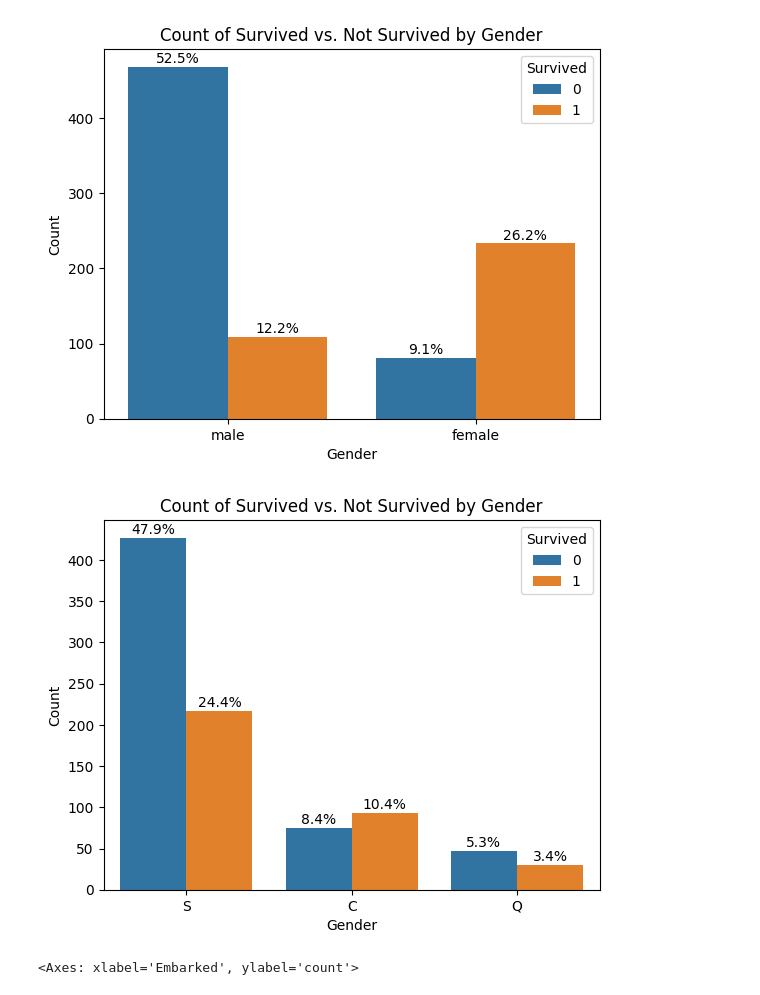
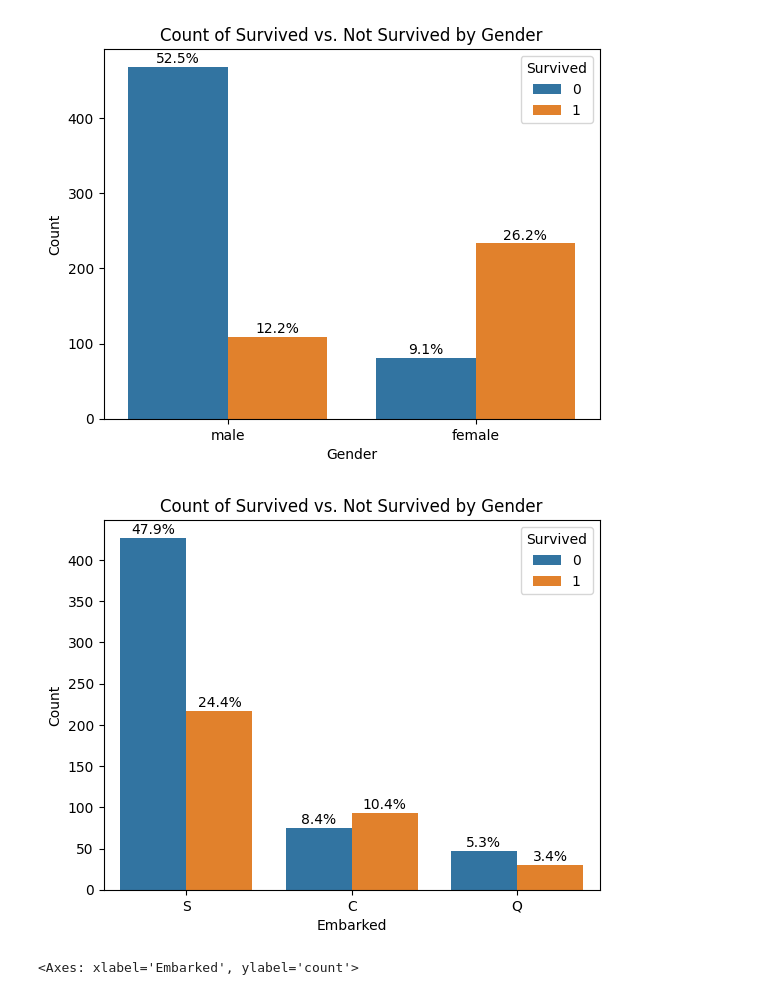
Before and after one commit to Shivanshu10/Pytorch-Tutorial, a Jupyter notebook: titanic.ipynb, the cells around one changed output. Cells and saved outputs as stored; diff of their text form; code cells hidden in the pictures.

```diff
--- a/titanic.ipynb
+++ b/titanic.ipynb
@@ -179,23 +179,23 @@ plt.show()
 # %%
 sns.countplot(x='Embarked', hue='Survived', data=train_df)
 
 total = len(train_df)
 
 # Add percentage annotations
 
 for p in plt.gca().patches:
     height = p.get_height()
     width = p.get_width()
     x, y = p.get_xy()  # Get position of each bar
     percentage = height / total * 100
     plt.text(x + width / 2, y + height + 5, f'{percentage:.1f}%', ha='center')
 
 plt.title('Count of Survived vs. Not Survived by Gender')
-plt.xlabel('Gender')
+plt.xlabel('Embarked')
 plt.ylabel('Count')
 plt.show()
 # %% [output]
-[figure, old version]
+[figure, new version]
 # %%
 sns.countplot(x='Embarked', data=train_df)
 # %% [output]
```
Also changed, not shown: parts of 13 cells of this notebook.
